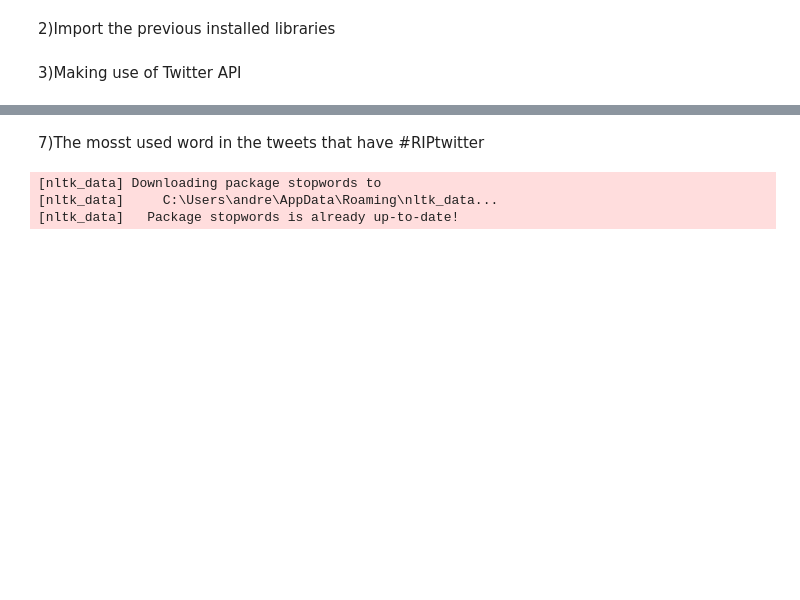
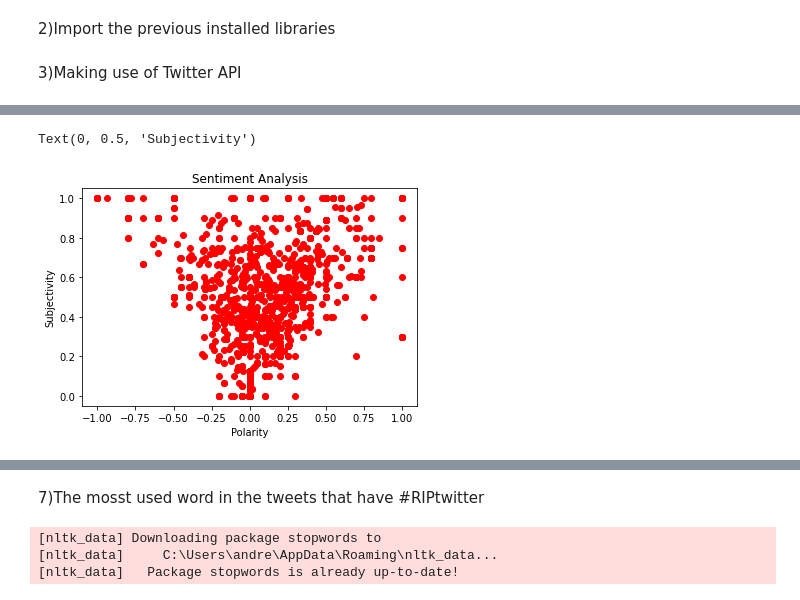
Before and after one commit to bobobo199733/the-social-web, a Jupyter notebook: Project/Untitled-1.ipynb, the cells around one changed output, grey strips where cells are left out. Cells and saved outputs as stored; diff of their text form; code cells hidden in the pictures; blank space fills up the shorter version.

```diff
--- a/Project/Untitled-1.ipynb
+++ b/Project/Untitled-1.ipynb
@@ -198,0 +126,3 @@ df_sentiment
+# %%
+# add the tweets in a dataframe
+df_after = pd.DataFrame(data_after, columns=['Tweets'])
@@ -198,0 +196,13 @@ df_sentiment
+# %%
+# Subjectivity after Elon Musk
+def subj(tweet):
+    return TextBlob(tweet).sentiment.subjectivity
+
+# Polarity after Elon Musk
+def pol(tweet):
+    return TextBlob(tweet).sentiment.polarity
+
+df_after['Subjectivity'] = df_after.Tweets.apply(subj)
+df_after['Polarity'] = df_after.Tweets.apply(pol)
+
+df_after.head(5)
@@ -198,0 +287,9 @@ df_sentiment
+# %%
+#Subjectivity vs Polarity in a scatter plot after Elon Musk
+plt.scatter(df_after.Polarity, df_after.Subjectivity, color='red')
+plt.title('Sentiment Analysis')
+plt.xlabel('Polarity')
+plt.ylabel('Subjectivity')
+# %% [output]
+Text(0, 0.5, 'Subjectivity')
+[figure, added]
```
Also changed, not shown: parts of 47 cells of this notebook, 6 other files.
